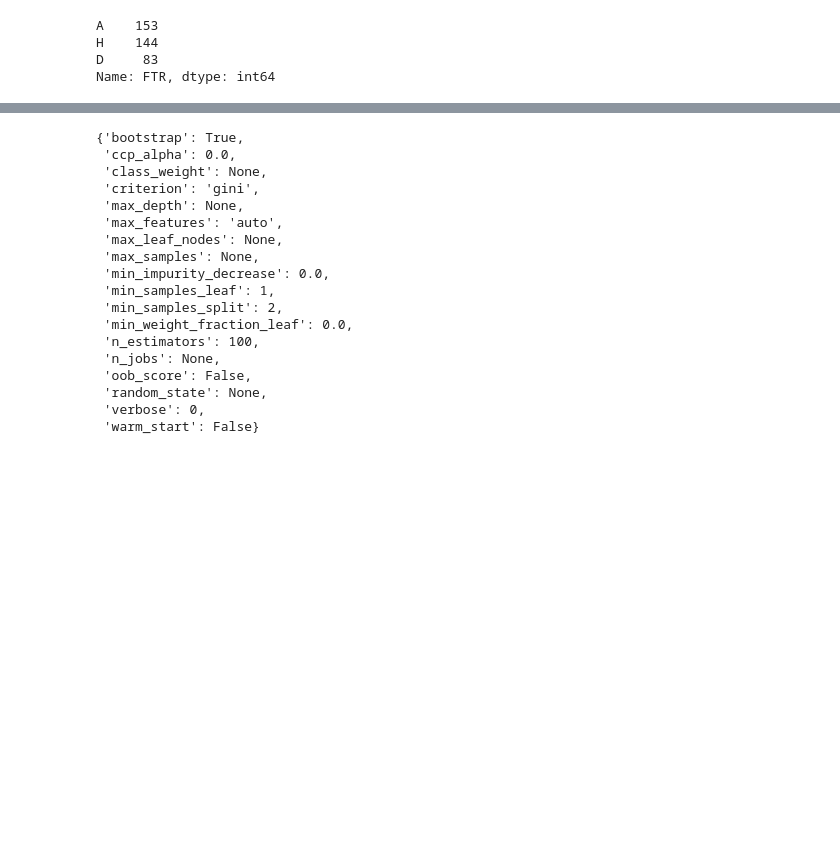
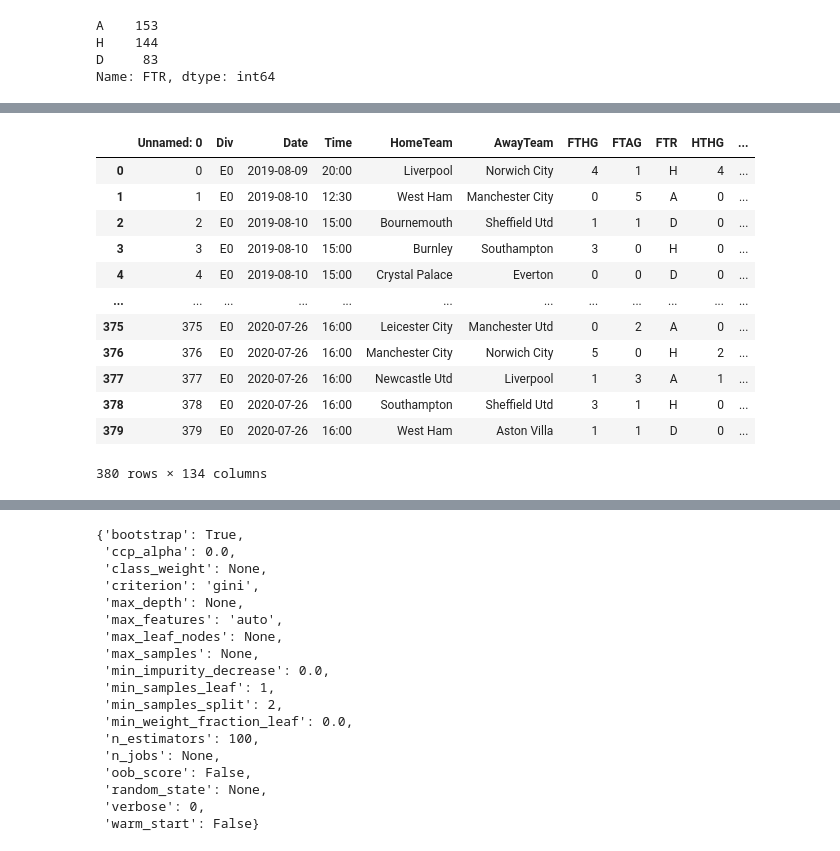
Before and after one commit to Giuliano99/Masterarbeit, a Jupyter notebook: Random Forest.ipynb, the cells around one changed output, grey strips where cells are left out. Drawn from its saved outputs; the diff is of its cells as text; code cells hidden in the pictures; blank space fills up the shorter version.

```diff
--- a/Random Forest.ipynb
+++ b/Random Forest.ipynb
@@ -466,0 +459,19 @@ PL20_21_features
+# %%
+PL19_20_features = pd.read_csv('Data/2019-20/Fixtures/PL19_20_features.csv')
+PL20_21_features = pd.read_csv('Data/2020-21/Fixtures/PL20_21_features.csv')
+PL21_22_features = pd.read_csv('Data/2021-22/Fixtures/PL21_22_features.csv')
+PL19_20_features
+# %% [output]
+|  | Unnamed: 0 | Div | Date | Time | HomeTeam | AwayTeam | FTHG | FTAG | FTR | HTHG | ... |
+| 0 | 0 | E0 | 2019-08-09 | 20:00 | Liverpool | Norwich City | 4 | 1 | H | 4 | ... |
+| 1 | 1 | E0 | 2019-08-10 | 12:30 | West Ham | Manchester City | 0 | 5 | A | 0 | ... |
+| 2 | 2 | E0 | 2019-08-10 | 15:00 | Bournemouth | Sheffield Utd | 1 | 1 | D | 0 | ... |
+| 3 | 3 | E0 | 2019-08-10 | 15:00 | Burnley | Southampton | 3 | 0 | H | 0 | ... |
+| 4 | 4 | E0 | 2019-08-10 | 15:00 | Crystal Palace | Everton | 0 | 0 | D | 0 | ... |
+| ... | ... | ... | ... | ... | ... | ... | ... | ... | ... | ... | ... |
+| 375 | 375 | E0 | 2020-07-26 | 16:00 | Leicester City | Manchester Utd | 0 | 2 | A | 0 | ... |
+| 376 | 376 | E0 | 2020-07-26 | 16:00 | Manchester City | Norwich City | 5 | 0 | H | 2 | ... |
+| 377 | 377 | E0 | 2020-07-26 | 16:00 | Newcastle Utd | Liverpool | 1 | 3 | A | 1 | ... |
+| 378 | 378 | E0 | 2020-07-26 | 16:00 | Southampton | Sheffield Utd | 3 | 1 | H | 0 | ... |
+| 379 | 379 | E0 | 2020-07-26 | 16:00 | West Ham | Aston Villa | 1 | 1 | D | 0 | ... |
+380 rows × 134 columns
```
Also changed, not shown: parts of 26 cells of this notebook, 6 other files.
